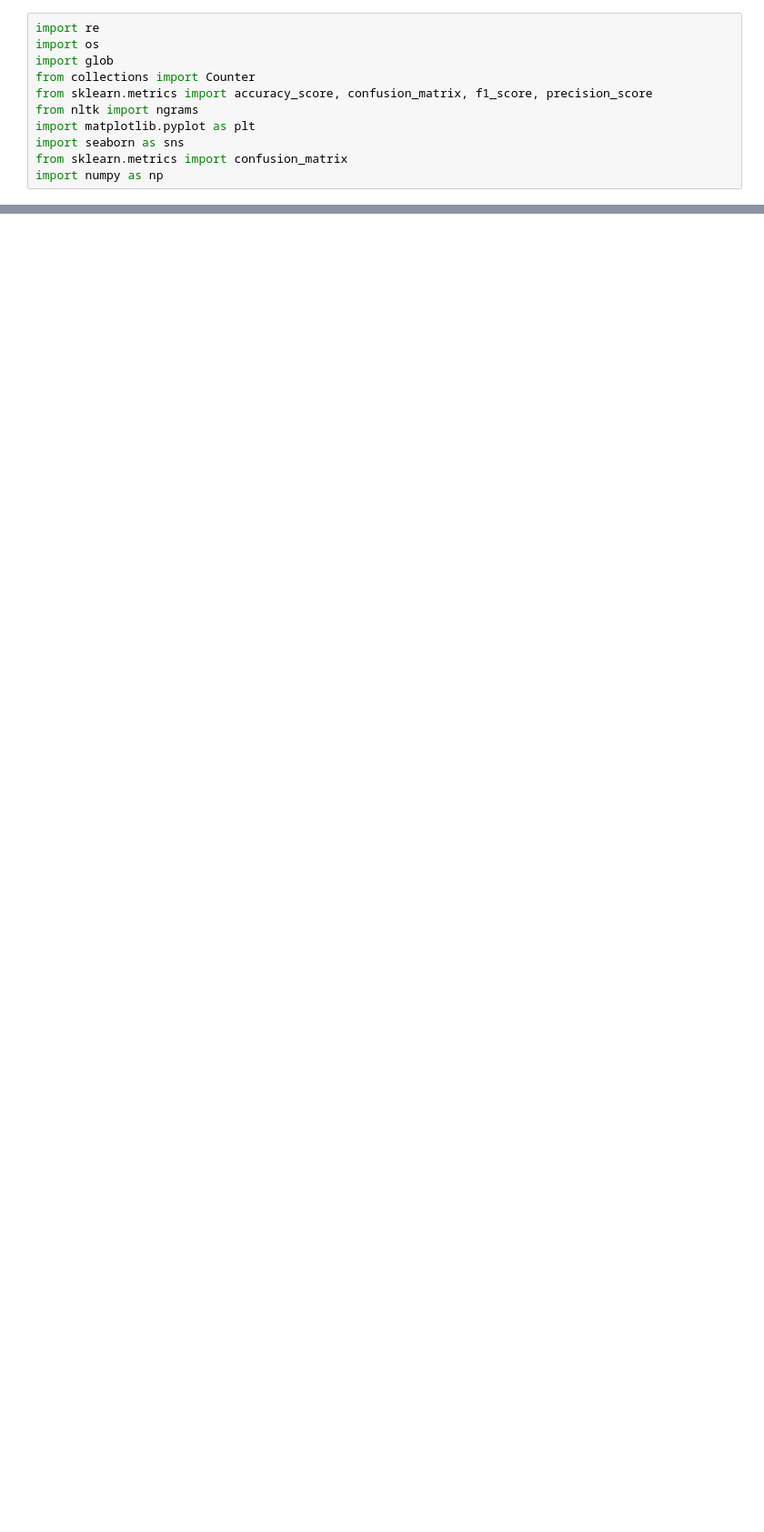
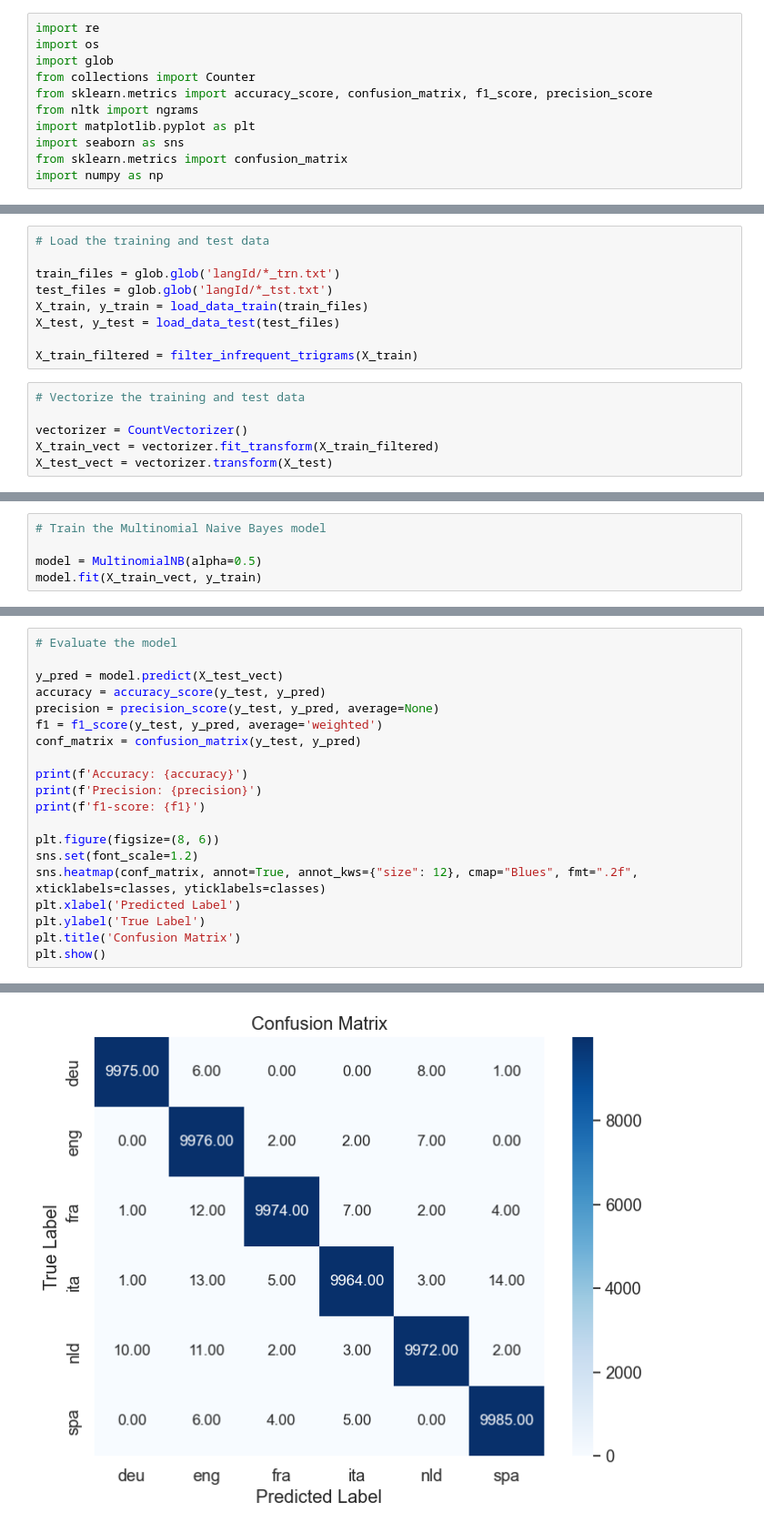
Before and after one commit to rogerbaiges/LanguageDetector, a Jupyter notebook: language_detector.ipynb, the cells around one changed output, grey strips where cells are left out. Shown: that part at 91% size. Cells and saved outputs as stored; diff of their text form; blank space fills up the shorter version.

```diff
--- a/language_detector.ipynb
+++ b/language_detector.ipynb
@@ -261,0 +355,15 @@ F1 score: 0.9989162728065941
+# %%
+# Load the training and test data
+
+train_files = glob.glob('langId/*_trn.txt')
+test_files = glob.glob('langId/*_tst.txt')
+X_train, y_train = load_data_train(train_files)
+X_test, y_test = load_data_test(test_files)
+
+X_train_filtered = filter_infrequent_trigrams(X_train)
+# %%
+# Vectorize the training and test data
+
+vectorizer = CountVectorizer()
+X_train_vect = vectorizer.fit_transform(X_train_filtered)
+X_test_vect = vectorizer.transform(X_test)
@@ -261,0 +372,5 @@ F1 score: 0.9989162728065941
+# %%
+# Train the Multinomial Naive Bayes model
+
+model = MultinomialNB(alpha=0.5)
+model.fit(X_train_vect, y_train)
@@ -261,0 +381,21 @@ F1 score: 0.9989162728065941
+# %%
+# Evaluate the model
+
+y_pred = model.predict(X_test_vect)
+accuracy = accuracy_score(y_test, y_pred)
+precision = precision_score(y_test, y_pred, average=None)
+f1 = f1_score(y_test, y_pred, average='weighted')
+conf_matrix = confusion_matrix(y_test, y_pred)
+
+print(f'Accuracy: {accuracy}')
+print(f'Precision: {precision}')
+print(f'f1-score: {f1}')
+
+plt.figure(figsize=(8, 6))
+sns.set(font_scale=1.2)
+sns.heatmap(conf_matrix, annot=True, annot_kws={"size": 12}, cmap="Blues", fmt=".2f", xticklabels=classes, yticklabels=classes)
+plt.xlabel('Predicted Label')
+plt.ylabel('True Label')
+plt.title('Confusion Matrix')
+plt.show()
+# %% [output]
@@ -261,0 +405 @@ F1 score: 0.9989162728065941
+[figure, added]
```
Also changed, not shown: parts of 64 cells of this notebook.
